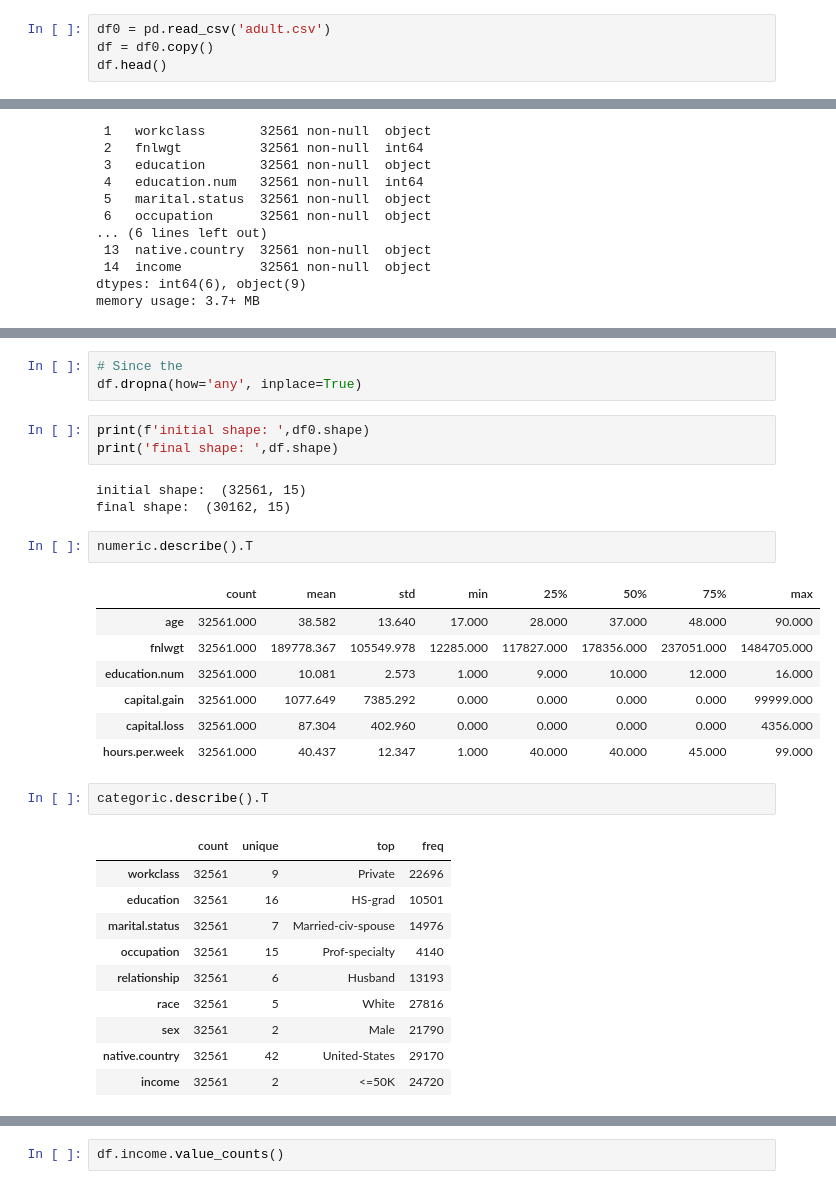
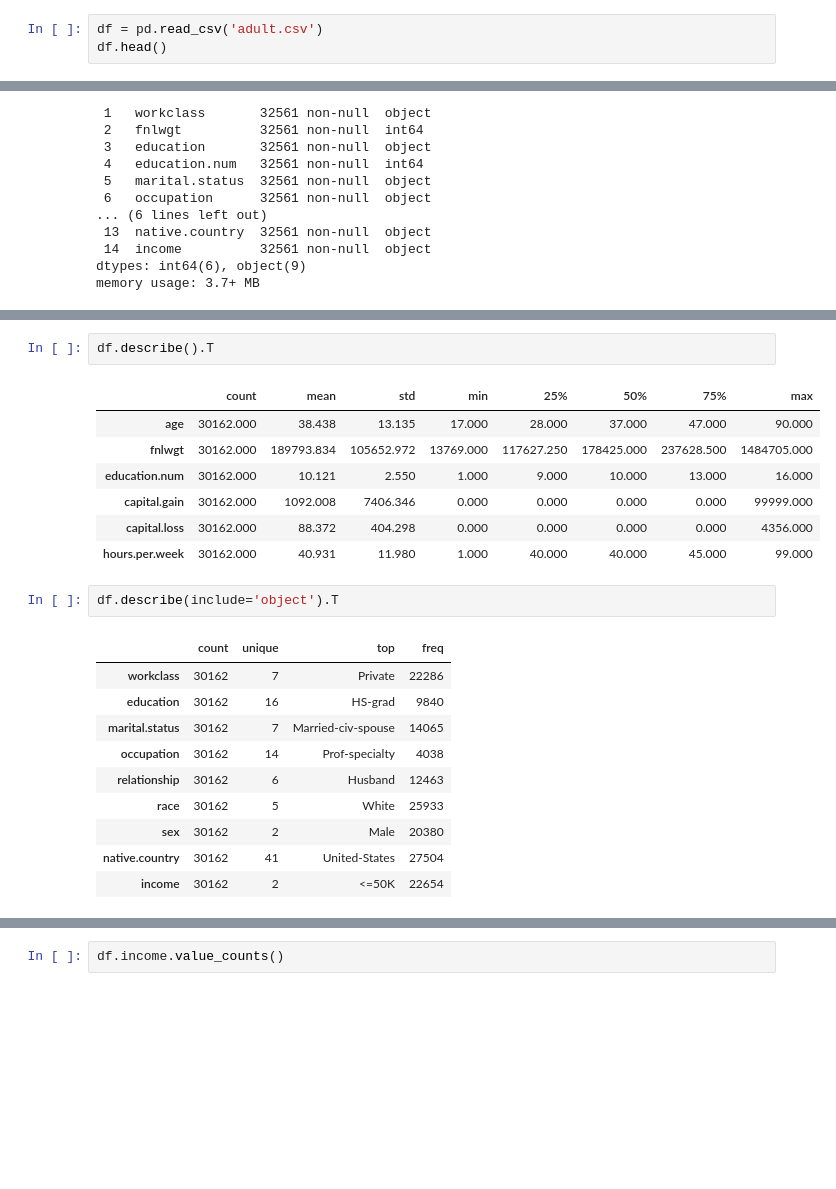
Before and after one commit to ayaramis/DataScience, a Jupyter notebook: Capstone_Project_4_Student_(Adult_Income_Prediction).ipynb, the cells around one changed output, grey strips where cells are left out. Saved outputs shown, nothing was run; the diff lists cells and outputs as text; blank space fills up the shorter version.

```diff
--- a/Capstone_Project_4_Student_(Adult_Income_Prediction).ipynb
+++ b/Capstone_Project_4_Student_(Adult_Income_Prediction).ipynb
@@ -61,6 +57,5 @@ pd.set_option('display.float_format', lambda x: '%.3f' % x)
 # %%
-df0 = pd.read_csv('adult.csv')
-df = df0.copy()
+df = pd.read_csv('adult.csv')
 df.head()
 # %% [output]
 |  | age | workclass | fnlwgt | education | education.num | marital.status | occupation | relationship | ... |
@@ -184,32 +168,23 @@ dtype: int64
-# %%
-# Since the
-df.dropna(how='any', inplace=True)
-# %%
-print(f'initial shape: ',df0.shape)
-print('final shape: ',df.shape)
-# %% [output]
-initial shape:  (32561, 15)
-final shape:  (30162, 15)
 # %%
-numeric.describe().T
+df.describe().T
 # %% [output]
 |  | count | mean | std | min | 25% | 50% | 75% | max |
-| age | 32561.000 | 38.582 | 13.640 | 17.000 | 28.000 | 37.000 | 48.000 | 90.000 |
-| fnlwgt | 32561.000 | 189778.367 | 105549.978 | 12285.000 | 117827.000 | 178356.000 | 237051.000 | 1484705.000 |
-| education.num | 32561.000 | 10.081 | 2.573 | 1.000 | 9.000 | 10.000 | 12.000 | 16.000 |
-| capital.gain | 32561.000 | 1077.649 | 7385.292 | 0.000 | 0.000 | 0.000 | 0.000 | 99999.000 |
-| capital.loss | 32561.000 | 87.304 | 402.960 | 0.000 | 0.000 | 0.000 | 0.000 | 4356.000 |
-| hours.per.week | 32561.000 | 40.437 | 12.347 | 1.000 | 40.000 | 40.000 | 45.000 | 99.000 |
+| age | 30162.000 | 38.438 | 13.135 | 17.000 | 28.000 | 37.000 | 47.000 | 90.000 |
+| fnlwgt | 30162.000 | 189793.834 | 105652.972 | 13769.000 | 117627.250 | 178425.000 | 237628.500 | 1484705.000 |
+| education.num | 30162.000 | 10.121 | 2.550 | 1.000 | 9.000 | 10.000 | 13.000 | 16.000 |
+| capital.gain | 30162.000 | 1092.008 | 7406.346 | 0.000 | 0.000 | 0.000 | 0.000 | 99999.000 |
+| capital.loss | 30162.000 | 88.372 | 404.298 | 0.000 | 0.000 | 0.000 | 0.000 | 4356.000 |
+| hours.per.week | 30162.000 | 40.931 | 11.980 | 1.000 | 40.000 | 40.000 | 45.000 | 99.000 |
 # %%
-categoric.describe().T
+df.describe(include='object').T
 # %% [output]
 |  | count | unique | top | freq |
-| workclass | 32561 | 9 | Private | 22696 |
-| education | 32561 | 16 | HS-grad | 10501 |
-| marital.status | 32561 | 7 | Married-civ-spouse | 14976 |
-| occupation | 32561 | 15 | Prof-specialty | 4140 |
-| relationship | 32561 | 6 | Husband | 13193 |
-| race | 32561 | 5 | White | 27816 |
-| sex | 32561 | 2 | Male | 21790 |
-| native.country | 32561 | 42 | United-States | 29170 |
-| income | 32561 | 2 | <=50K | 24720 |
+| workclass | 30162 | 7 | Private | 22286 |
+| education | 30162 | 16 | HS-grad | 9840 |
+| marital.status | 30162 | 7 | Married-civ-spouse | 14065 |
+| occupation | 30162 | 14 | Prof-specialty | 4038 |
+| relationship | 30162 | 6 | Husband | 12463 |
+| race | 30162 | 5 | White | 25933 |
+| sex | 30162 | 2 | Male | 20380 |
+| native.country | 30162 | 41 | United-States | 27504 |
+| income | 30162 | 2 | <=50K | 22654 |
```
Also changed, not shown: parts of 69 cells of this notebook.
